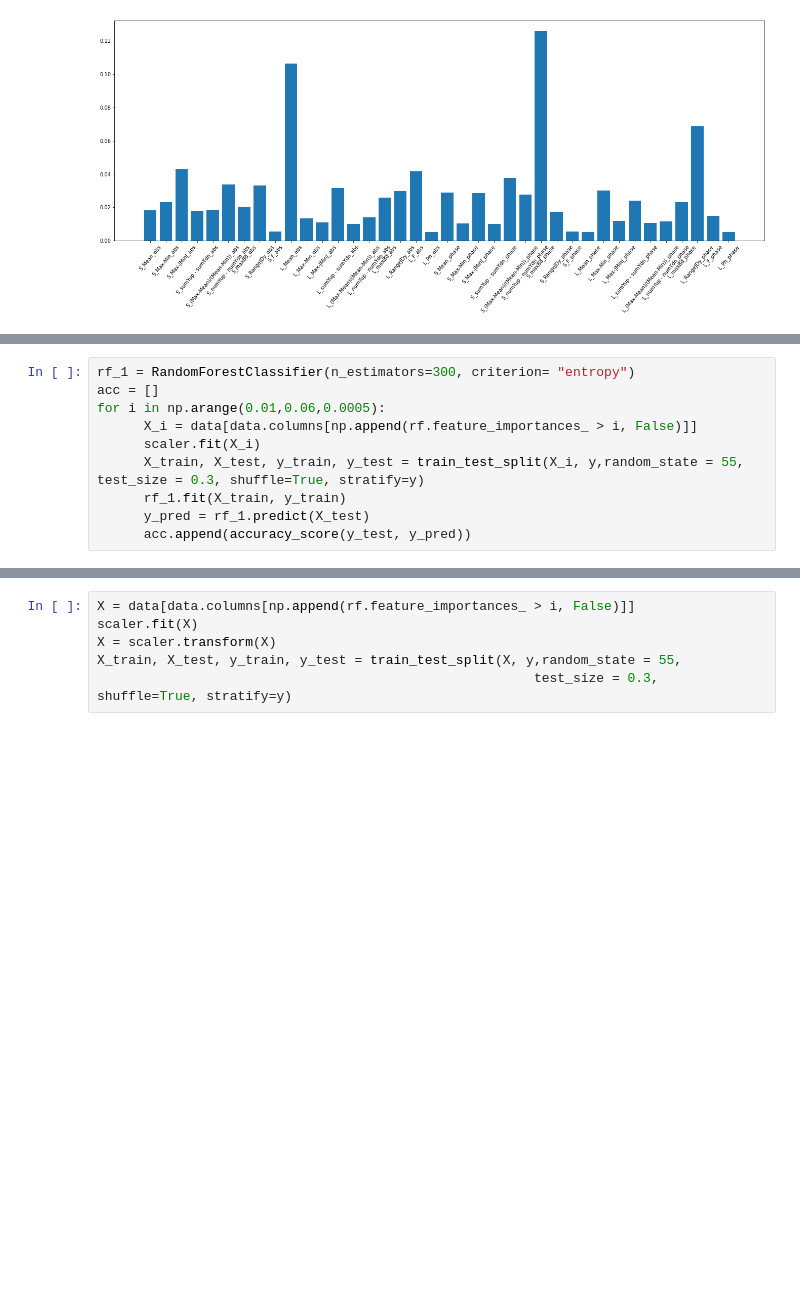
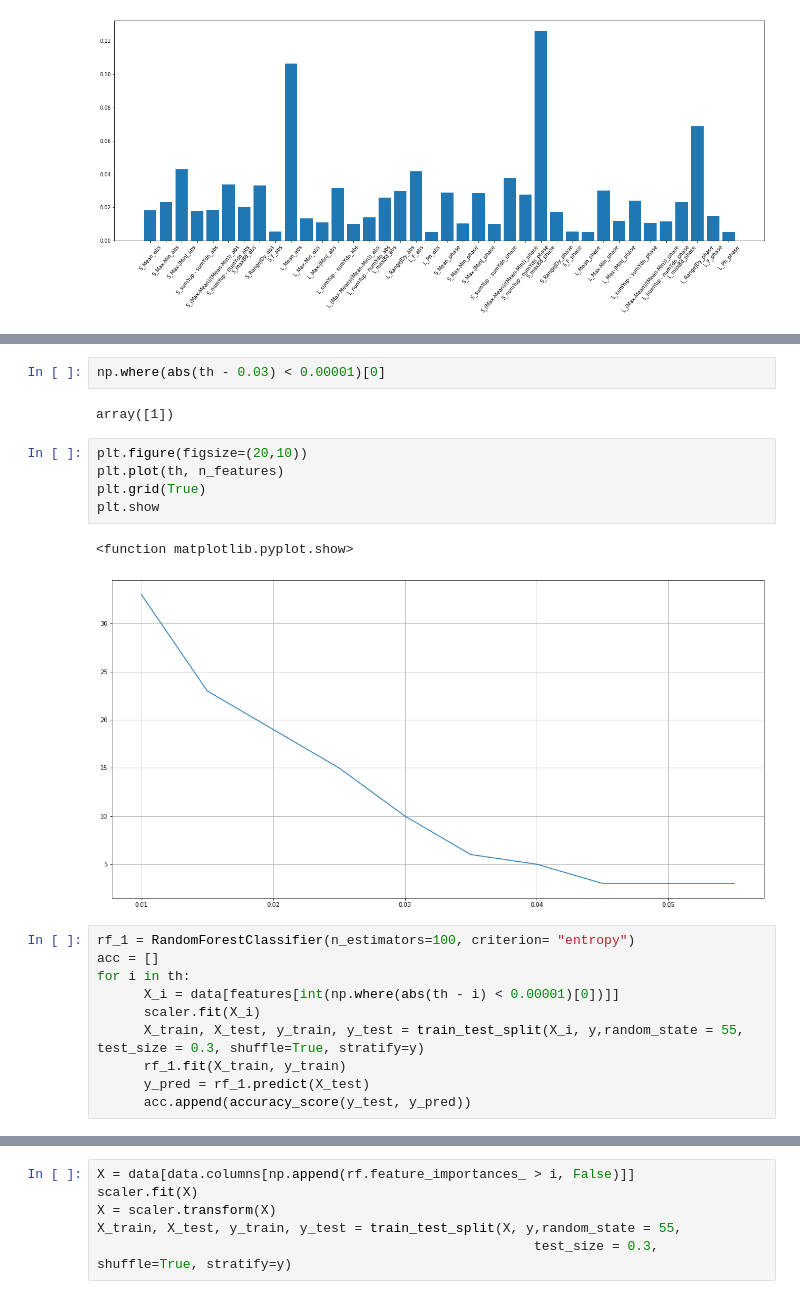
Before and after one commit to a1kayda/RF_fingerprinting, a Jupyter notebook: main.ipynb, the cells around one changed output, grey strips where cells are left out. Saved outputs shown, nothing was run; the diff lists cells and outputs as text; blank space fills up the shorter version.

```diff
--- a/main.ipynb
+++ b/main.ipynb
@@ -97,8 +100,20 @@ Index(['S_Max-|Min|_abs', 'L_Mean_abs', 'L_F_abs', 'S_maxBd_phase',
+# %%
+np.where(abs(th - 0.03) < 0.00001)[0]
+# %% [output]
+array([1])
+# %%
+plt.figure(figsize=(20,10))
+plt.plot(th, n_features)
+plt.grid(True)
+plt.show
+# %% [output]
+<function matplotlib.pyplot.show>
+[figure, added]
 # %%
-rf_1 = RandomForestClassifier(n_estimators=300, criterion= "entropy")
+rf_1 = RandomForestClassifier(n_estimators=100, criterion= "entropy")
 acc = []
-for i in np.arange(0.01,0.06,0.0005):
-      X_i = data[data.columns[np.append(rf.feature_importances_ > i, False)]]
+for i in th:
+      X_i = data[features[int(np.where(abs(th - i) < 0.00001)[0])]]
       scaler.fit(X_i)
       X_train, X_test, y_train, y_test = train_test_split(X_i, y,random_state = 55, test_size = 0.3, shuffle=True, stratify=y)
       rf_1.fit(X_train, y_train)
```
Also changed, not shown: parts of 7 cells of this notebook.
